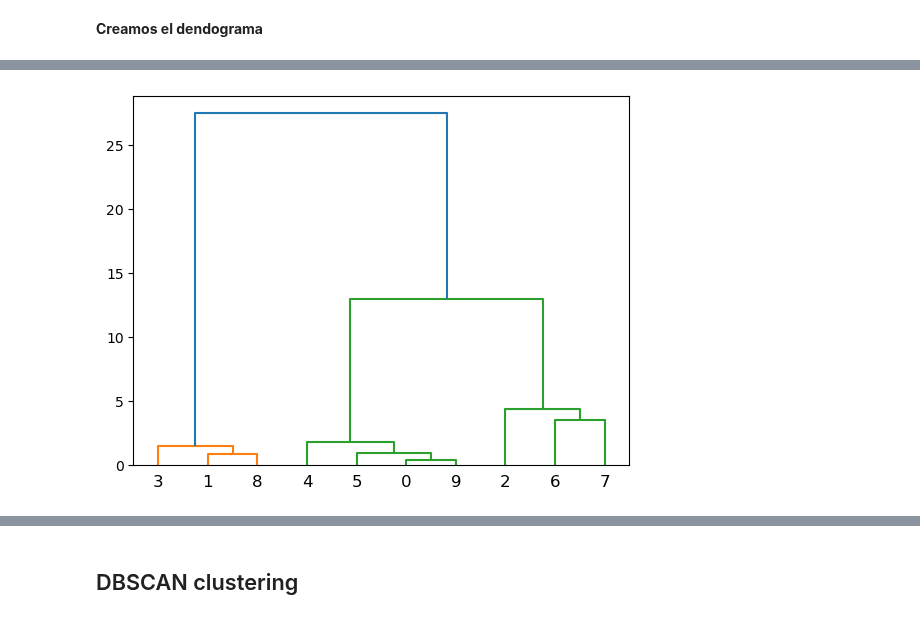
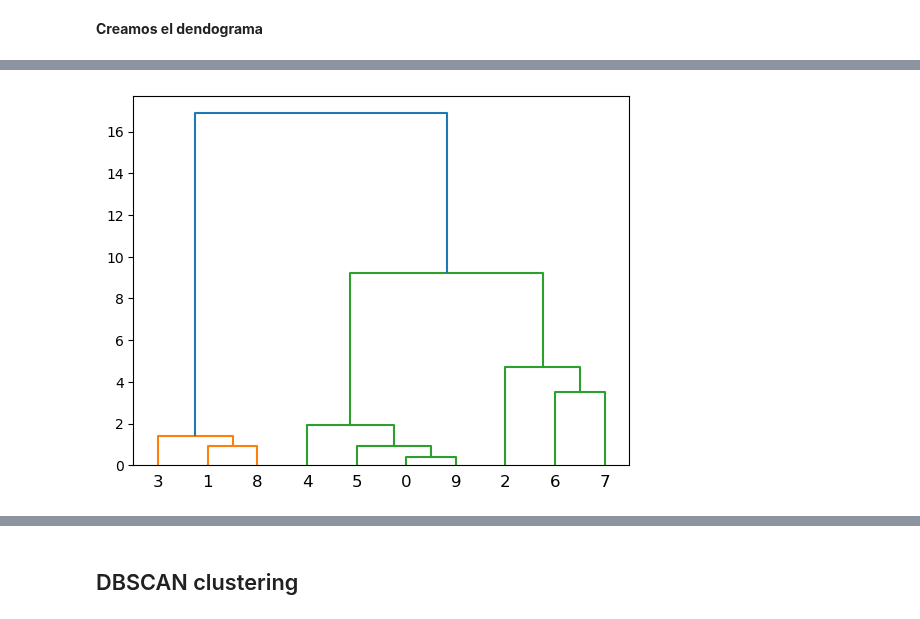
Before and after one commit to vmoprojs/MLPython, a Jupyter notebook: _build/jupyter_execute/NoSupervizado.ipynb, the cells around one changed output, grey strips where cells are left out. Drawn from its saved outputs; the diff is of its cells as text; code cells hidden in the pictures.

Commit message:
add clustering

```diff
--- a/_build/jupyter_execute/NoSupervizado.ipynb
+++ b/_build/jupyter_execute/NoSupervizado.ipynb
@@ -146,7 +170,7 @@ print(X)
 # %%
-from scipy.cluster.hierarchy import ward, dendrogram
+from scipy.cluster.hierarchy import dendrogram,linkage
 plt.figure()
-dendrogram(ward(X))
+dendrogram(linkage(X, 'complete'))
 plt.show()
 # %% [output]
-[figure, old version]
+[figure, new version]
```
Also changed, not shown: parts of 22 cells of this notebook, 45 other files.
